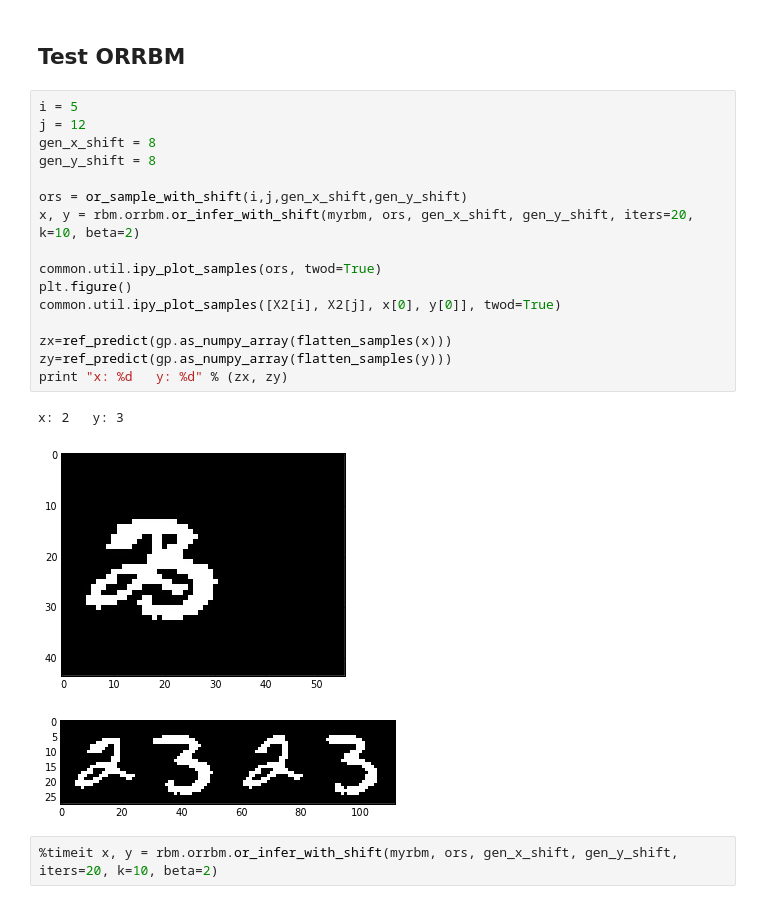
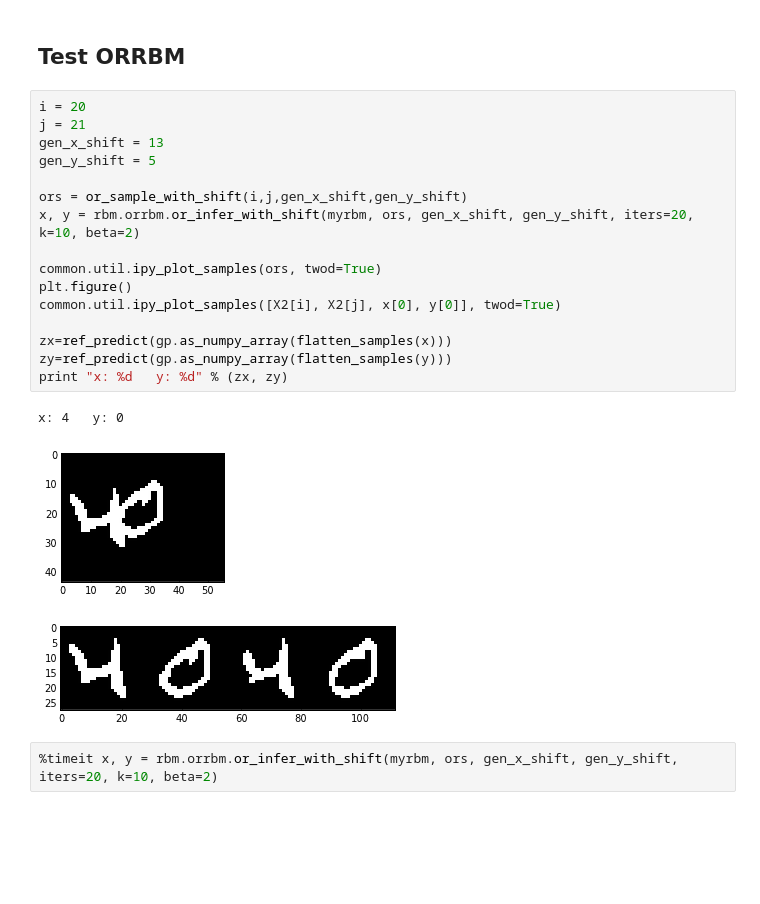
Before and after one commit to surban/ml, a Jupyter notebook: notebooks/orrbm-shift-entropy.ipynb, the cells around one changed output. Cells and saved outputs as stored; diff of their text form; blank space fills up the shorter version.

```diff
--- a/notebooks/orrbm-shift-entropy.ipynb
+++ b/notebooks/orrbm-shift-entropy.ipynb
@@ -84,25 +84,25 @@ common.util.ipy_plot_samples(o, twod=True)
 # %% [markdown]
 ## Test ORRBM
 # %%
-i = 5
-j = 12
-gen_x_shift = 8
-gen_y_shift = 8
+i = 20
+j = 21
+gen_x_shift = 13
+gen_y_shift = 5
 
 ors = or_sample_with_shift(i,j,gen_x_shift,gen_y_shift)
 x, y = rbm.orrbm.or_infer_with_shift(myrbm, ors, gen_x_shift, gen_y_shift, iters=20, k=10, beta=2)
 
 common.util.ipy_plot_samples(ors, twod=True)
 plt.figure()
 common.util.ipy_plot_samples([X2[i], X2[j], x[0], y[0]], twod=True)
 
 zx=ref_predict(gp.as_numpy_array(flatten_samples(x)))
 zy=ref_predict(gp.as_numpy_array(flatten_samples(y)))
 print "x: %d   y: %d" % (zx, zy)
 # %% [output]
-x: 2   y: 3
+x: 4   y: 0
-[figure, old version]
+[figure, new version]
-[figure, old version]
+[figure, new version]
 # %%
 %timeit x, y = rbm.orrbm.or_infer_with_shift(myrbm, ors, gen_x_shift, gen_y_shift, iters=20, k=10, beta=2)
 # %% [output]
```
Also changed, not shown: parts of 4 cells of this notebook, 8 other files.
